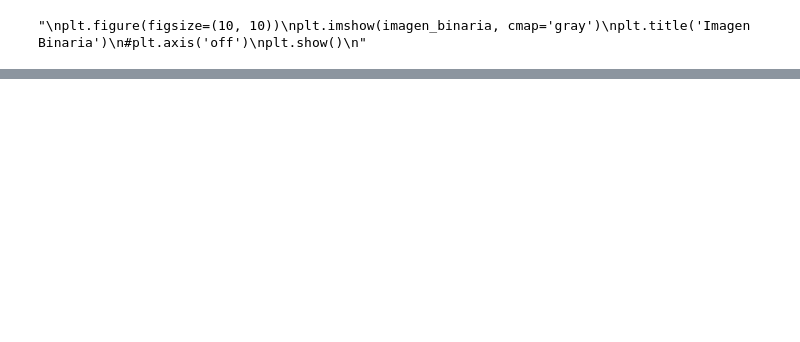
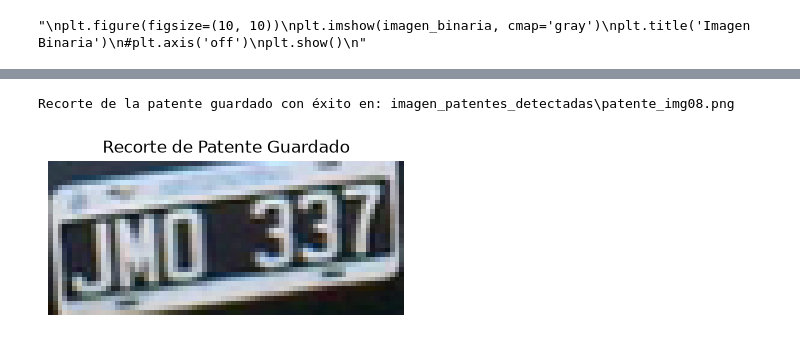
Before and after one commit to david-ibaceta/TUIA_PDI_TP2_2026_C2_outl, a Jupyter notebook: TP_2_PDI_problema_2_Patentes.ipynb, the cells around one changed output, grey strips where cells are left out. Saved outputs shown, nothing was run; the diff lists cells and outputs as text; code cells hidden in the pictures; blank space fills up the shorter version.

```diff
--- a/TP_2_PDI_problema_2_Patentes.ipynb
+++ b/TP_2_PDI_problema_2_Patentes.ipynb
@@ -36,6 +68,7 @@ plt.show()
 # %%
 # Umbralamos para aislar la patente en negro/blanco
-_, imagen_binaria = cv2.threshold(imagen_gris, 100, 255, cv2.THRESH_BINARY)
+_, imagen_binaria = cv2.threshold(imagen_gris, umbral_binario, 255, cv2.THRESH_BINARY)
+
 """
 plt.figure(figsize=(10, 10))
 plt.imshow(imagen_binaria, cmap='gray')
@@ -87,0 +184,47 @@ Etiqueta 72: Área 48 Bbox -> Base: 7 Altura:14
+# %%
+# Hacemos un crop de la patente detectada, imprimimos y guardamos en disco
+# Crea la carpeta de destino si no existe
+carpeta_salida = 'imagen_patentes_detectadas'
+os.makedirs(carpeta_salida, exist_ok=True)
+
+if caracteres_filtrados:
+    # Obtener los límites extremos de todos los caracteres detectados para hacer el recorte
+    x_min = min(c[1] for c in caracteres_filtrados)
+    y_min = min(c[2] for c in caracteres_filtrados)
+    x_max = max(c[1] + c[3] for c in caracteres_filtrados)
+    y_max = max(c[2] + c[4] for c in caracteres_filtrados)
+
+    # Añadir un pequeño margen de 5 píxeles a los lados (opcional y controlado por los límites de la imagen)
+    margen = 5
+    y_start = max(0, y_min - margen)
+    y_end = min(imagen.shape[0], y_max + margen)
+    x_start = max(0, x_min - margen)
+    x_end = min(imagen.shape[1], x_max + margen)
+
+    # Recortar de la imagen normalizada (o puedes cambiar a 'imagen_orig' ajustando por la escala si lo prefieres)
+    recorte_patente = imagen[y_start:y_end, x_start:x_end]
+
+    # Determinar el nombre dinámico del archivo basado en el path original
+    path_orig = path_imagen # Ruta de referencia actual
+    nombre_archivo_orig = os.path.basename(path_orig)
+    nombre_sin_ext, _ = os.path.splitext(nombre_archivo_orig)
+
+    # Construir el nombre de destino: patente_imgxx.png
+    nombre_salida = f"patente_{nombre_sin_ext}.png"
+    ruta_completa_salida = os.path.join(carpeta_salida, nombre_salida)
+
+    # Guardar la imagen recortada
+    cv2.imwrite(ruta_completa_salida, recorte_patente)
+    print(f"Recorte de la patente guardado en: {ruta_completa_salida}")
+
+    # Mostrar el recorte obtenido
+    plt.figure(figsize=(5, 2))
+    plt.imshow(cv2.cvtColor(recorte_patente, cv2.COLOR_BGR2RGB))
+    plt.title('Recorte de Patente Guardado')
+    plt.axis('off')
+    plt.show()
+else:
+    print("No se detectaron caracteres válidos para realizar el recorte.")
+# %% [output]
+Recorte de la patente guardado con éxito en: imagen_patentes_detectadas\patente_img08.png
+[figure, added]
```
Also changed, not shown: parts of 7 cells of this notebook.
